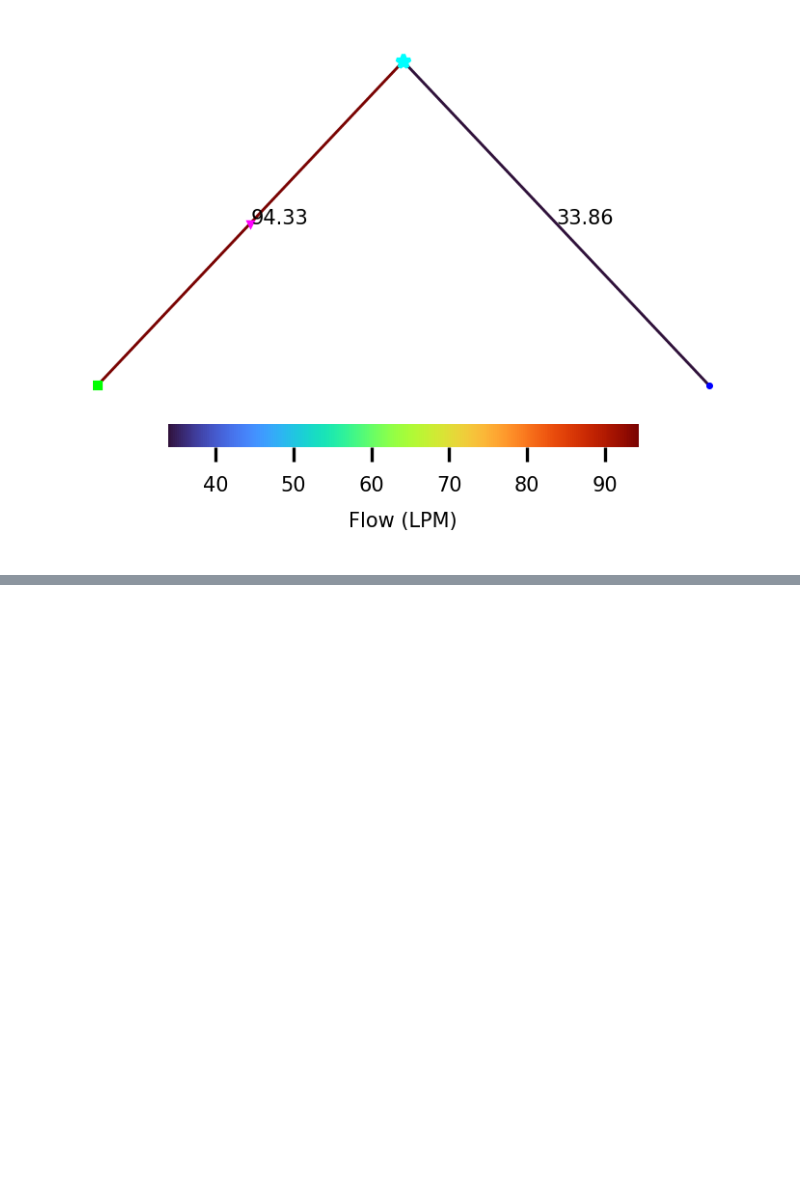
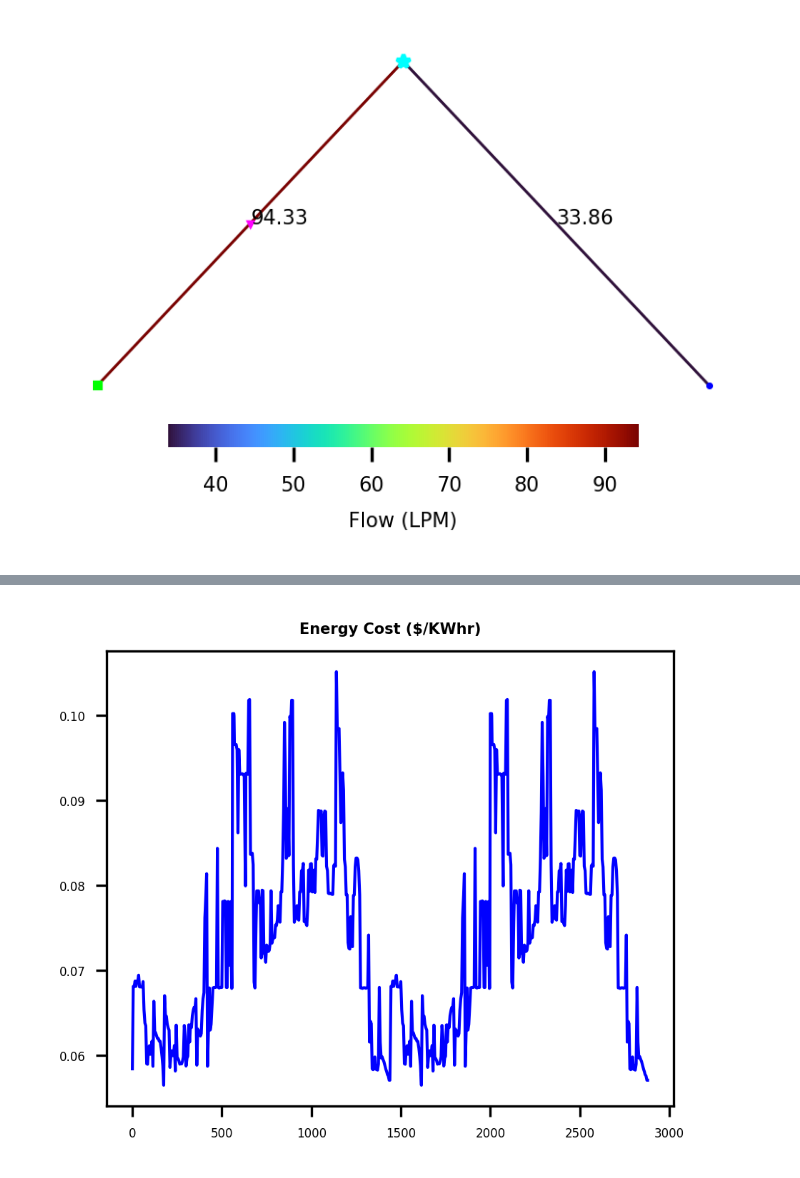
Before and after one commit to maxdumas/engineering-smart-cities-final-project, a Jupyter notebook: notebooks/simulate_epanet.ipynb, the cells around one changed output, grey strips where cells are left out. Saved outputs shown, nothing was run; the diff lists cells and outputs as text; code cells hidden in the pictures; blank space fills up the shorter version.

```diff
--- a/notebooks/simulate_epanet.ipynb
+++ b/notebooks/simulate_epanet.ipynb
@@ -83 +83,5 @@ d.plot_ts(Y=E, title="Pump Energy Usage (kWh)", marker=False)
+# %%
+d.plot_ts(Y=electricity_rate(np.arange(N_SIMULATION_STEPS)), title="Energy Cost ($/KWhr)", marker=False)
+# %% [output]
+[figure, added]
 # %%
```
Also changed, not shown: parts of 5 cells of this notebook, 4 other files.
